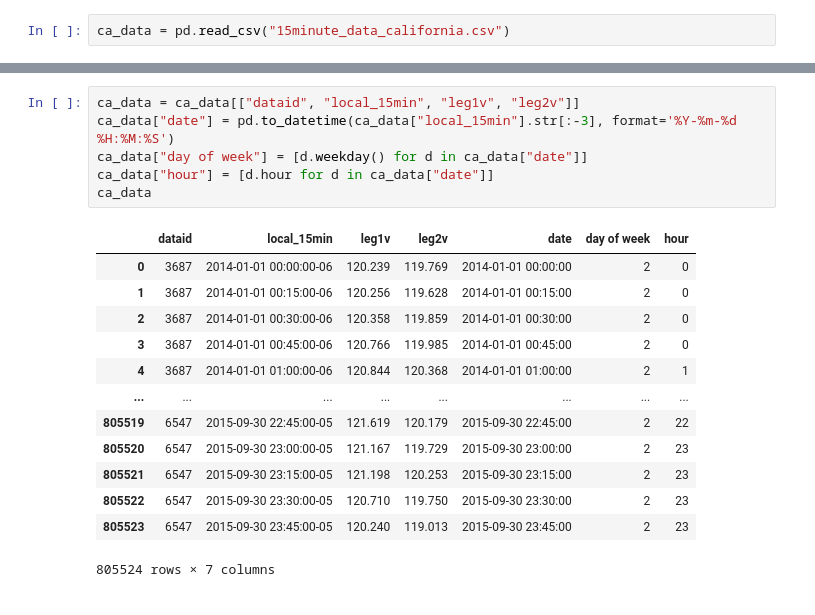
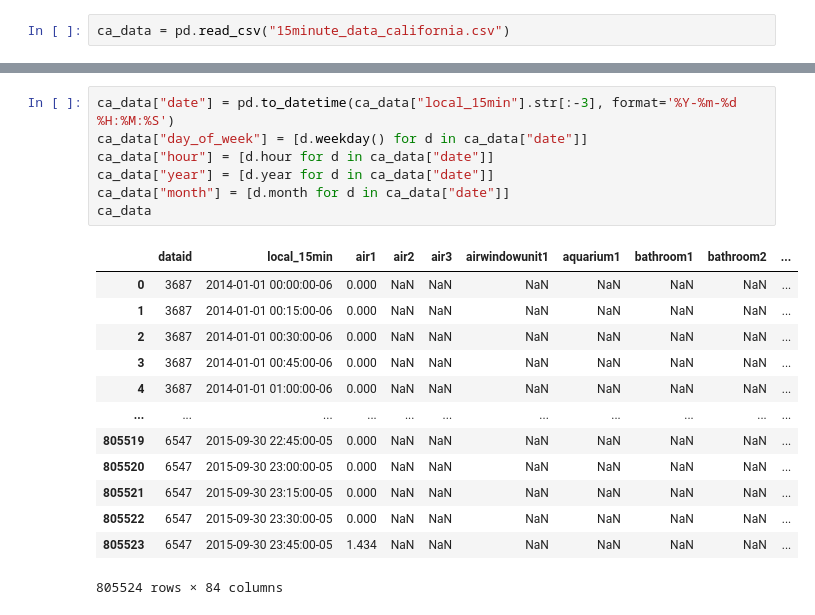
Before and after one commit to utkarshapets/load-shift-emissions, a Jupyter notebook: Residential Load Data EDA.ipynb, the cells around one changed output, grey strips where cells are left out. Drawn from its saved outputs; the diff is of its cells as text.

```diff
--- a/Residential Load Data EDA.ipynb
+++ b/Residential Load Data EDA.ipynb
@@ -61,20 +58,21 @@ ca_data
 # %%
-ca_data = ca_data[["dataid", "local_15min", "leg1v", "leg2v"]]
 ca_data["date"] = pd.to_datetime(ca_data["local_15min"].str[:-3], format='%Y-%m-%d %H:%M:%S')
-ca_data["day of week"] = [d.weekday() for d in ca_data["date"]]
+ca_data["day_of_week"] = [d.weekday() for d in ca_data["date"]]
 ca_data["hour"] = [d.hour for d in ca_data["date"]]
+ca_data["year"] = [d.year for d in ca_data["date"]]
+ca_data["month"] = [d.month for d in ca_data["date"]]
 ca_data
 # %% [output]
-|  | dataid | local_15min | leg1v | leg2v | date | day of week | hour |
-| 0 | 3687 | 2014-01-01 00:00:00-06 | 120.239 | 119.769 | 2014-01-01 00:00:00 | 2 | 0 |
-| 1 | 3687 | 2014-01-01 00:15:00-06 | 120.256 | 119.628 | 2014-01-01 00:15:00 | 2 | 0 |
-| 2 | 3687 | 2014-01-01 00:30:00-06 | 120.358 | 119.859 | 2014-01-01 00:30:00 | 2 | 0 |
-| 3 | 3687 | 2014-01-01 00:45:00-06 | 120.766 | 119.985 | 2014-01-01 00:45:00 | 2 | 0 |
-| 4 | 3687 | 2014-01-01 01:00:00-06 | 120.844 | 120.368 | 2014-01-01 01:00:00 | 2 | 1 |
-| ... | ... | ... | ... | ... | ... | ... | ... |
-| 805519 | 6547 | 2015-09-30 22:45:00-05 | 121.619 | 120.179 | 2015-09-30 22:45:00 | 2 | 22 |
-| 805520 | 6547 | 2015-09-30 23:00:00-05 | 121.167 | 119.729 | 2015-09-30 23:00:00 | 2 | 23 |
-| 805521 | 6547 | 2015-09-30 23:15:00-05 | 121.198 | 120.253 | 2015-09-30 23:15:00 | 2 | 23 |
-| 805522 | 6547 | 2015-09-30 23:30:00-05 | 120.710 | 119.750 | 2015-09-30 23:30:00 | 2 | 23 |
-| 805523 | 6547 | 2015-09-30 23:45:00-05 | 120.240 | 119.013 | 2015-09-30 23:45:00 | 2 | 23 |
+|  | dataid | local_15min | air1 | air2 | air3 | airwindowunit1 | aquarium1 | bathroom1 | bathroom2 | ... |
+| 0 | 3687 | 2014-01-01 00:00:00-06 | 0.000 | NaN | NaN | NaN | NaN | NaN | NaN | ... |
+| 1 | 3687 | 2014-01-01 00:15:00-06 | 0.000 | NaN | NaN | NaN | NaN | NaN | NaN | ... |
+| 2 | 3687 | 2014-01-01 00:30:00-06 | 0.000 | NaN | NaN | NaN | NaN | NaN | NaN | ... |
+| 3 | 3687 | 2014-01-01 00:45:00-06 | 0.000 | NaN | NaN | NaN | NaN | NaN | NaN | ... |
+| 4 | 3687 | 2014-01-01 01:00:00-06 | 0.000 | NaN | NaN | NaN | NaN | NaN | NaN | ... |
+| ... | ... | ... | ... | ... | ... | ... | ... | ... | ... | ... |
+| 805519 | 6547 | 2015-09-30 22:45:00-05 | 0.000 | NaN | NaN | NaN | NaN | NaN | NaN | ... |
+| 805520 | 6547 | 2015-09-30 23:00:00-05 | 0.000 | NaN | NaN | NaN | NaN | NaN | NaN | ... |
+| 805521 | 6547 | 2015-09-30 23:15:00-05 | 0.000 | NaN | NaN | NaN | NaN | NaN | NaN | ... |
+| 805522 | 6547 | 2015-09-30 23:30:00-05 | 0.000 | NaN | NaN | NaN | NaN | NaN | NaN | ... |
+| 805523 | 6547 | 2015-09-30 23:45:00-05 | 1.434 | NaN | NaN | NaN | NaN | NaN | NaN | ... |
-805524 rows × 7 columns
+805524 rows × 84 columns
```
Also changed, not shown: parts of 19 cells of this notebook.
